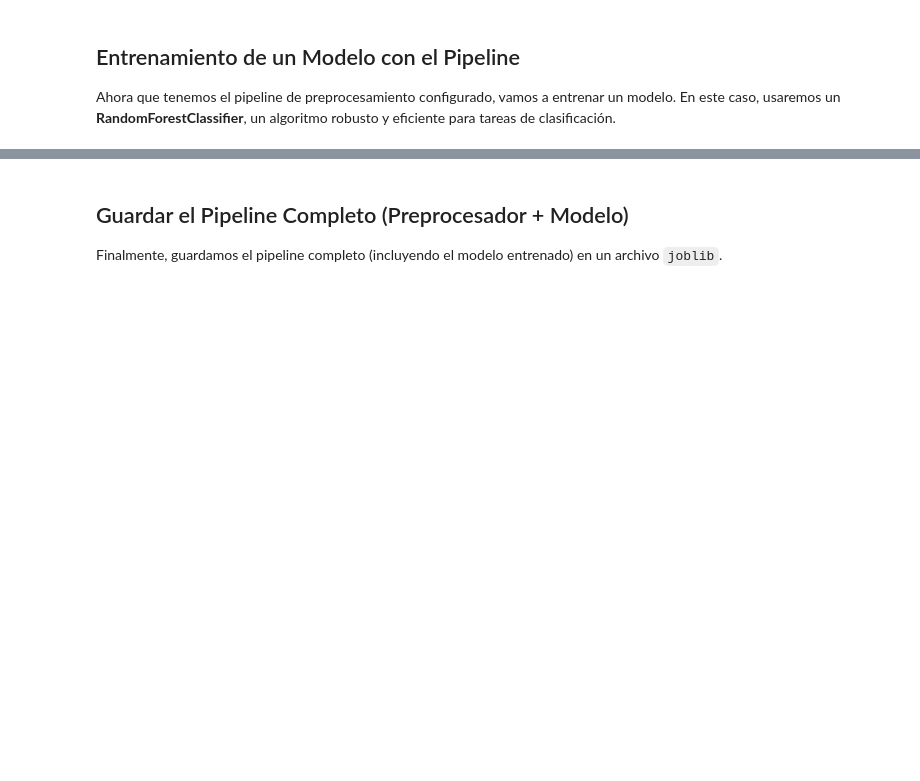
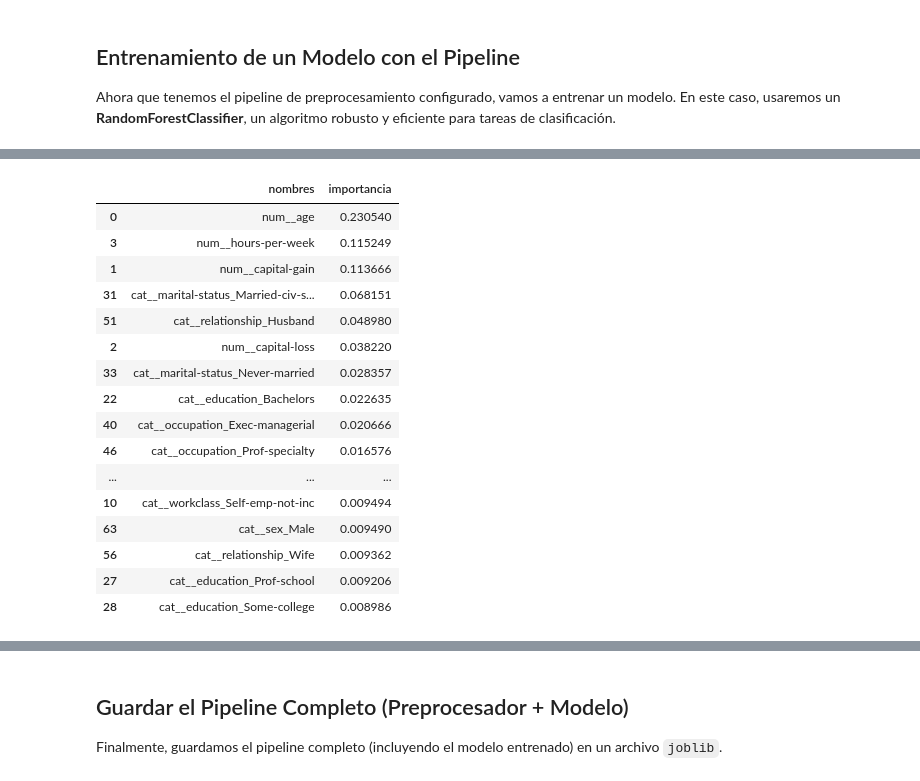
Before and after one commit to eanizainea/mlean2024_proyecto1, a Jupyter notebook: Código/Preprocesamiento_y_Entrenamiento_completo.ipynb, the cells around one changed output, grey strips where cells are left out. Drawn from its saved outputs; the diff is of its cells as text; code cells hidden in the pictures; blank space fills up the shorter version.

```diff
--- a/Código/Preprocesamiento_y_Entrenamiento_completo.ipynb
+++ b/Código/Preprocesamiento_y_Entrenamiento_completo.ipynb
@@ -103,0 +157,30 @@ print(classification_report(y_test, y_pred))
+# %%
+modelo_entrenado=model_pipeline['classifier']
+preprocessor_entrenado=model_pipeline['preprocessor']
+
+nombres=preprocessor_entrenado.get_feature_names_out()
+importancia=modelo_entrenado.feature_importances_
+
+df_features=pd.DataFrame()
+df_features['nombres']=nombres
+df_features['importancia']=importancia
+df_features=df_features.sort_values('importancia',ascending=False)
+df_features.head(20)
+# %% [output]
+|  | nombres | importancia |
+| 0 | num__age | 0.230540 |
+| 3 | num__hours-per-week | 0.115249 |
+| 1 | num__capital-gain | 0.113666 |
+| 31 | cat__marital-status_Married-civ-s... | 0.068151 |
+| 51 | cat__relationship_Husband | 0.048980 |
+| 2 | num__capital-loss | 0.038220 |
+| 33 | cat__marital-status_Never-married | 0.028357 |
+| 22 | cat__education_Bachelors | 0.022635 |
+| 40 | cat__occupation_Exec-managerial | 0.020666 |
+| 46 | cat__occupation_Prof-specialty | 0.016576 |
+| ... | ... | ... |
+| 10 | cat__workclass_Self-emp-not-inc | 0.009494 |
+| 63 | cat__sex_Male | 0.009490 |
+| 56 | cat__relationship_Wife | 0.009362 |
+| 27 | cat__education_Prof-school | 0.009206 |
+| 28 | cat__education_Some-college | 0.008986 |
```
Also changed, not shown: parts of 7 cells of this notebook, 1 other file.
